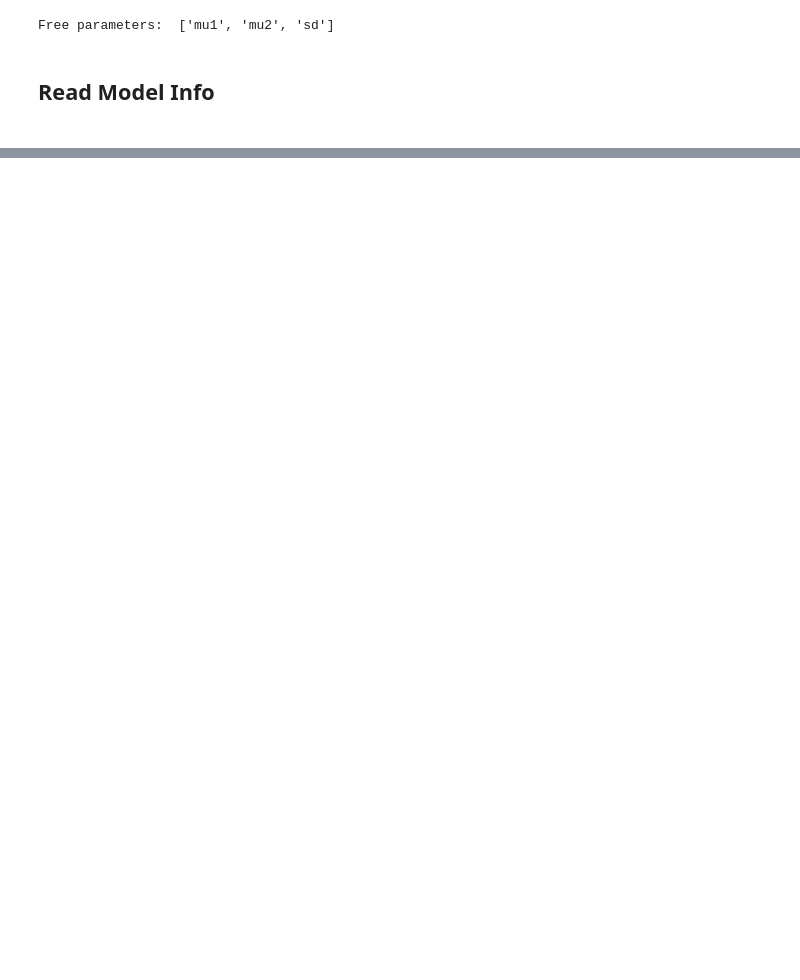
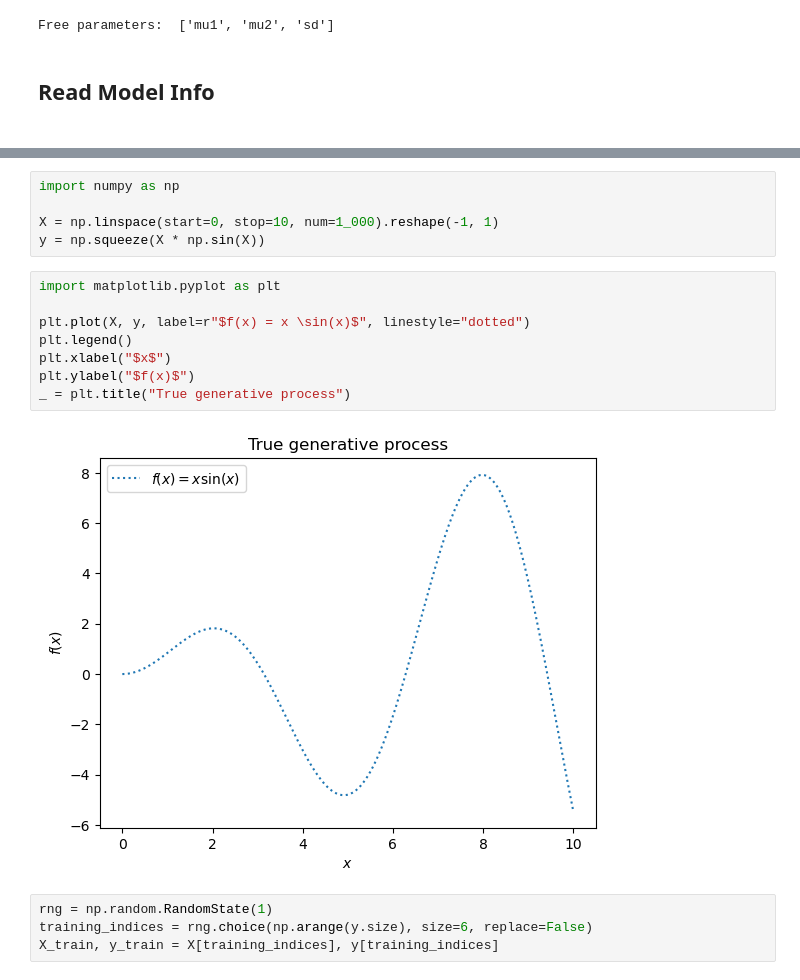
Before and after one commit to CxModelling/sims-pars, a Jupyter notebook: notebooks/HME_test.ipynb, the cells around one changed output, grey strips where cells are left out. Drawn from its saved outputs; the diff is of its cells as text; blank space fills up the shorter version.

```diff
--- a/notebooks/HME_test.ipynb
+++ b/notebooks/HME_test.ipynb
@@ -48,0 +61,19 @@ model0.Domain
+# %%
+import numpy as np
+
+X = np.linspace(start=0, stop=10, num=1_000).reshape(-1, 1)
+y = np.squeeze(X * np.sin(X))
+# %%
+import matplotlib.pyplot as plt
+
+plt.plot(X, y, label=r"$f(x) = x \sin(x)$", linestyle="dotted")
+plt.legend()
+plt.xlabel("$x$")
+plt.ylabel("$f(x)$")
+_ = plt.title("True generative process")
+# %% [output]
+[figure, added]
+# %%
+rng = np.random.RandomState(1)
+training_indices = rng.choice(np.arange(y.size), size=6, replace=False)
+X_train, y_train = X[training_indices], y[training_indices]
```
Also changed, not shown: parts of 8 cells of this notebook, 6 other files.
